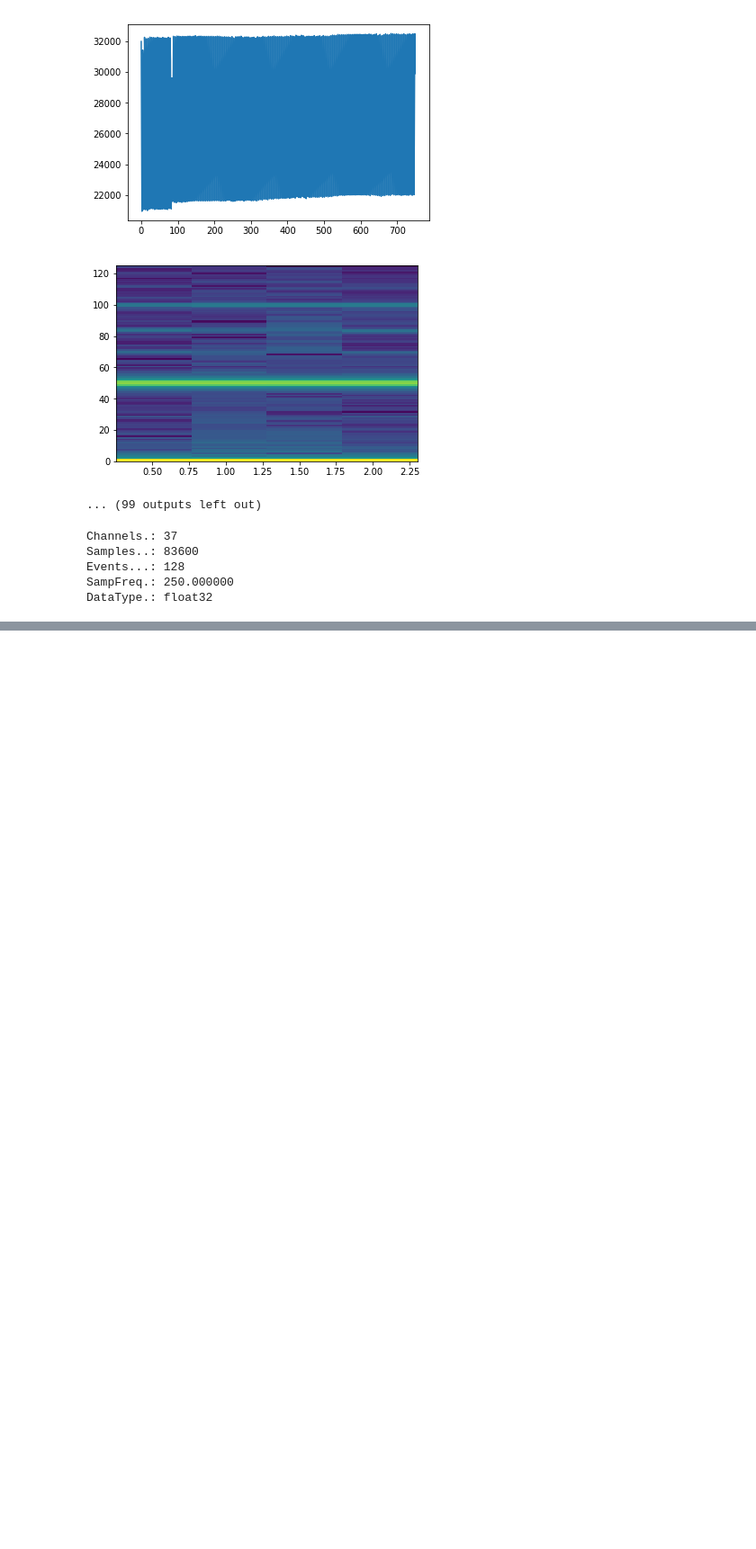
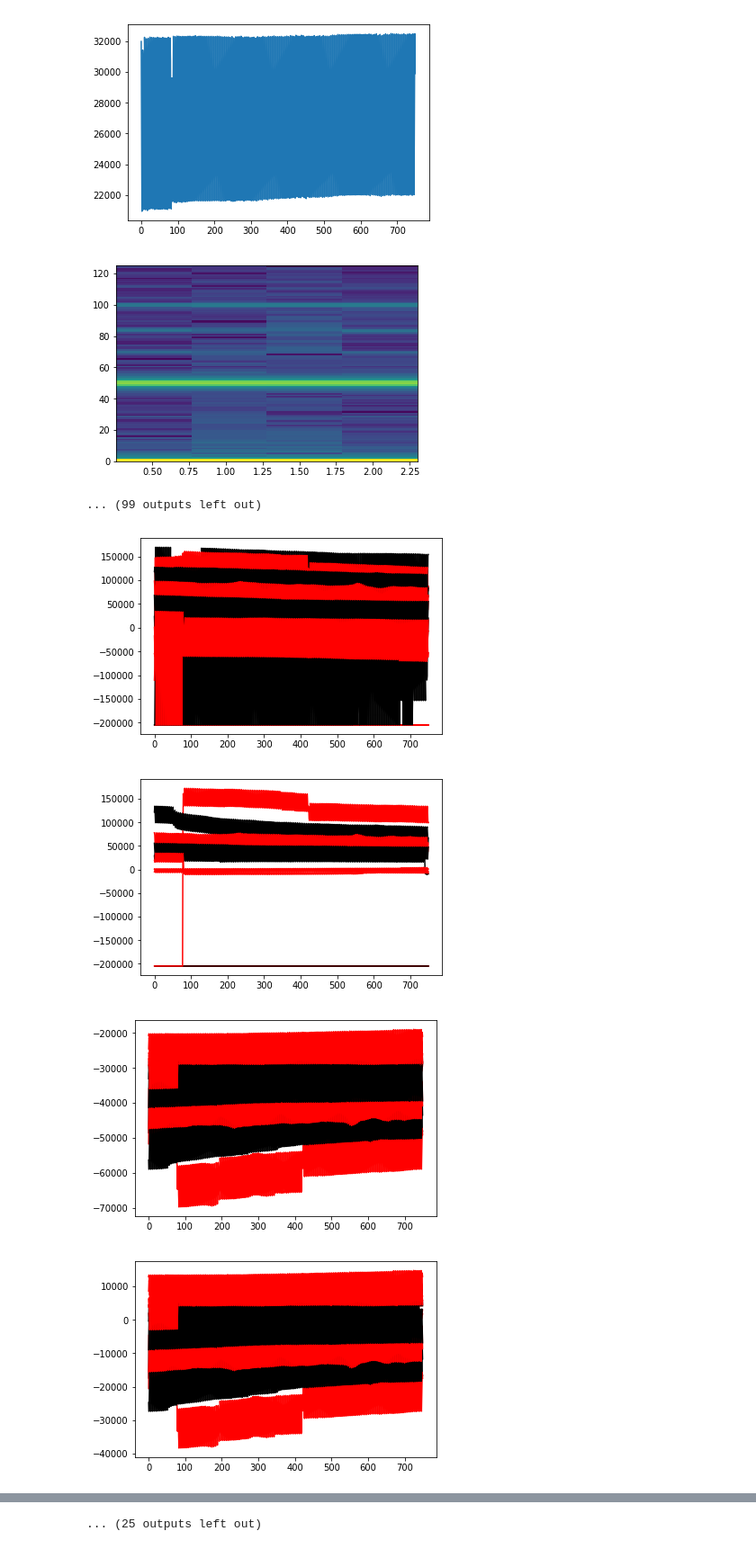
Before and after one commit to JoseReyL/BCI-project, a Jupyter notebook: spectrogram.ipynb, the cells around one changed output, grey strips where cells are left out. Shown at 90% size. Saved outputs shown, nothing was run; the diff lists cells and outputs as text; code cells hidden in the pictures; blank space fills up the shorter version.

```diff
--- a/spectrogram.ipynb
+++ b/spectrogram.ipynb
@@ -69,11 +79,22 @@ for i in range(37):
 [figure]
 [figure]
 ... (99 outputs left out)
-# %%
-print(exp[0]['hdr'])
-# %% [output]
-Channels.: 37
-Samples..: 83600
-Events...: 128
-SampFreq.: 250.000000
-DataType.: float32
+# %%
+#Same channel shown for every event
+
+color = ''
+n_exp = 1
+
+for channel in range(37):
+    for i in range(len(exp[n_exp]['events'])):
+        if exp[n_exp]['events'][i].value[0] == 1:
+            color = 'k'
+        else:
+            color = 'r'
+        plt.plot(exp[n_exp]['data'][i][:,channel], color = color)
+    plt.show()
+# %% [output]
+[figure, added]
+[figure, added]
+[figure, added]
+[figure, added]
@@ -79,0 +109 @@ DataType.: float32
+... (25 outputs left out)
```
Also changed, not shown: parts of 3 cells of this notebook.
